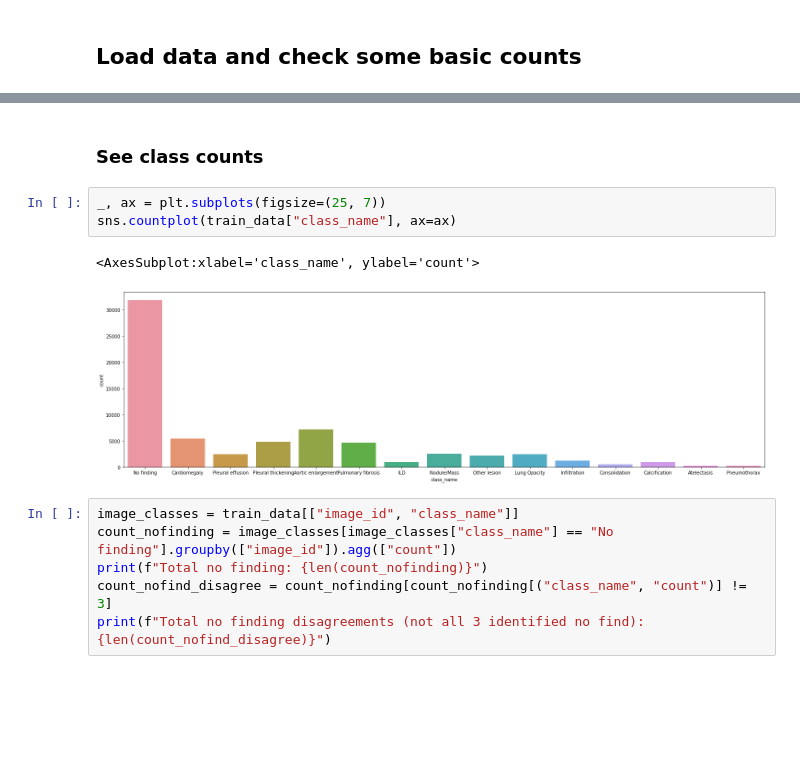
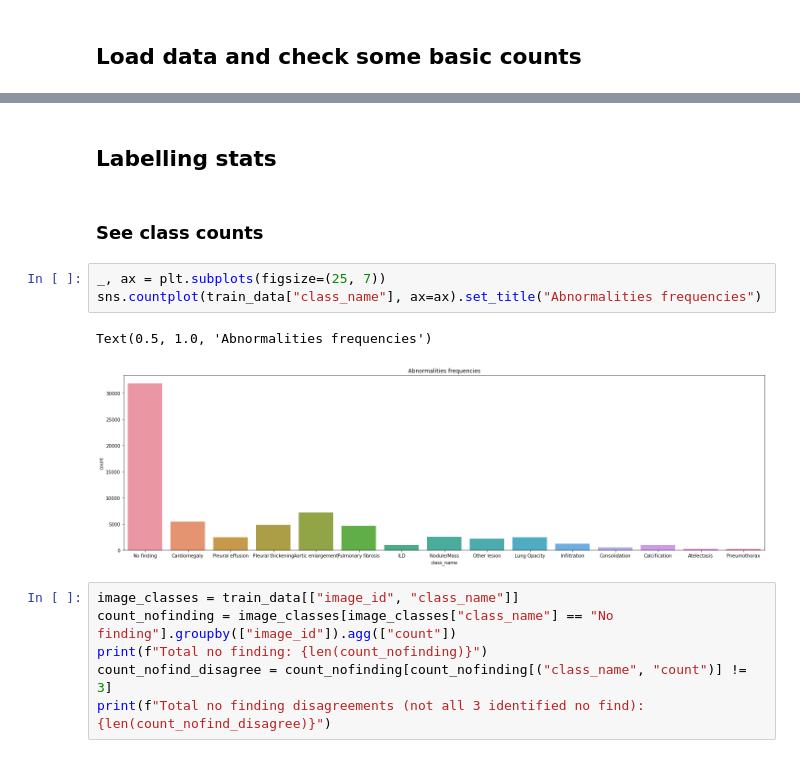
Before and after one commit to Witalia008/kaggle-public, a Jupyter notebook: vinbigdata-chest-xray-abnormalities-detection/vbd-chest-xray-eda.ipynb, the cells around one changed output, grey strips where cells are left out. Saved outputs shown, nothing was run; the diff lists cells and outputs as text; blank space fills up the shorter version.

```diff
--- a/vinbigdata-chest-xray-abnormalities-detection/vbd-chest-xray-eda.ipynb
+++ b/vinbigdata-chest-xray-abnormalities-detection/vbd-chest-xray-eda.ipynb
@@ -39,14 +61,16 @@ Total images: 15000
 | 2 | 50a418190bc3fb1ef1633bf9678929b3 | No finding | 14 | R16 | NaN | NaN | NaN | NaN | 2580 | 2332 |
 | 3 | 21a10246a5ec7af151081d0cd6d65dc9 | No finding | 14 | R07 | NaN | NaN | NaN | NaN | 3159 | 2954 |
 | 4 | 21a10246a5ec7af151081d0cd6d65dc9 | No finding | 14 | R13 | NaN | NaN | NaN | NaN | 3159 | 2954 |
+# %% [markdown]
+## Labelling stats
 # %% [markdown]
 ### See class counts
 # %%
 _, ax = plt.subplots(figsize=(25, 7))
-sns.countplot(train_data["class_name"], ax=ax)
+sns.countplot(train_data["class_name"], ax=ax).set_title("Abnormalities frequencies")
 # %% [output]
-<AxesSubplot:xlabel='class_name', ylabel='count'>
+Text(0.5, 1.0, 'Abnormalities frequencies')
-[figure, old version]
+[figure, new version]
 # %%
 image_classes = train_data[["image_id", "class_name"]]
 count_nofinding = image_classes[image_classes["class_name"] == "No finding"].groupby(["image_id"]).agg(["count"])
```
Also changed, not shown: parts of 24 cells of this notebook.
